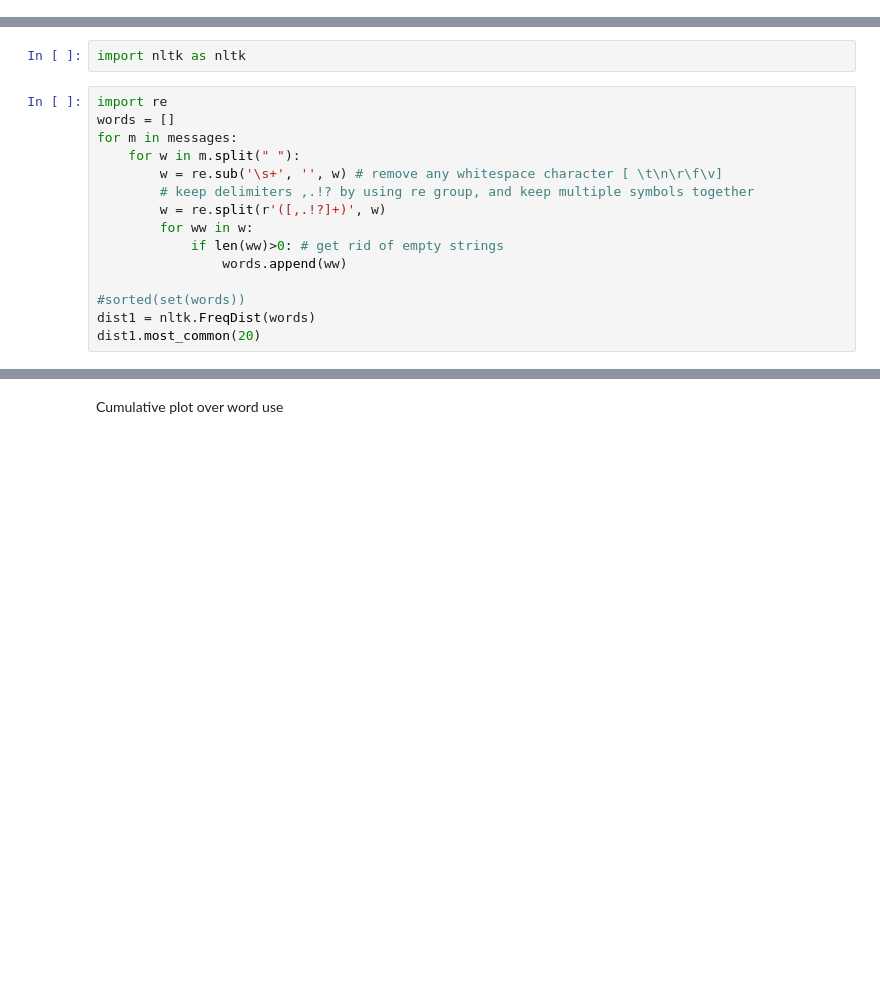
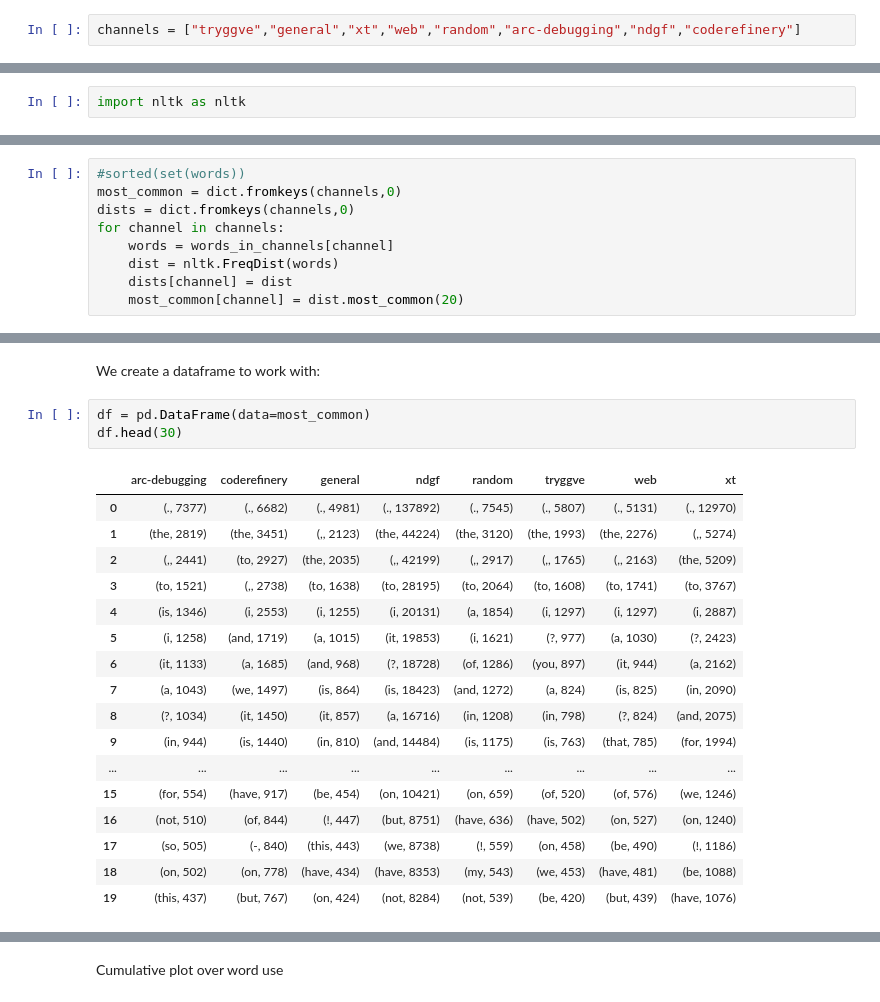
Before and after one commit to coderefinery/ahm18-nlp-slack, a Jupyter notebook: inspect-slacklogs.ipynb, the cells around one changed output, grey strips where cells are left out. Drawn from its saved outputs; the diff is of its cells as text; blank space fills up the shorter version.

```diff
--- a/inspect-slacklogs.ipynb
+++ b/inspect-slacklogs.ipynb
@@ -65,21 +340,8 @@ for m in messages:
+# %%
+channels = ["tryggve","general","xt","web","random","arc-debugging","ndgf","coderefinery"]
 # %% [markdown]
 ### Simple natural language processing
 # %% [markdown]
 Natural language toolkit tests
 # %%
 import nltk as nltk
-# %%
-import re
-words = []
-for m in messages:
-    for w in m.split(" "):
-        w = re.sub('\s+', '', w) # remove any whitespace character [ \t\n\r\f\v]
-        # keep delimiters ,.!? by using re group, and keep multiple symbols together
-        w = re.split(r'([,.!?]+)', w)
-        for ww in w:
-            if len(ww)>0: # get rid of empty strings
-                words.append(ww)
-
-#sorted(set(words))
-dist1 = nltk.FreqDist(words)
-dist1.most_common(20)
@@ -85,0 +352,9 @@ dist1.most_common(20)
+# %%
+#sorted(set(words))
+most_common = dict.fromkeys(channels,0)
+dists = dict.fromkeys(channels,0)
+for channel in channels:
+    words = words_in_channels[channel]
+    dist = nltk.FreqDist(words)
+    dists[channel] = dist
+    most_common[channel] = dist.most_common(20)
@@ -85,0 +375,23 @@ dist1.most_common(20)
+# %% [markdown]
+We create a dataframe to work with:
+# %%
+df = pd.DataFrame(data=most_common)
+df.head(30)
+# %% [output]
+|  | arc-debugging | coderefinery | general | ndgf | random | tryggve | web | xt |
+| 0 | (., 7377) | (., 6682) | (., 4981) | (., 137892) | (., 7545) | (., 5807) | (., 5131) | (., 12970) |
+| 1 | (the, 2819) | (the, 3451) | (,, 2123) | (the, 44224) | (the, 3120) | (the, 1993) | (the, 2276) | (,, 5274) |
+| 2 | (,, 2441) | (to, 2927) | (the, 2035) | (,, 42199) | (,, 2917) | (,, 1765) | (,, 2163) | (the, 5209) |
+| 3 | (to, 1521) | (,, 2738) | (to, 1638) | (to, 28195) | (to, 2064) | (to, 1608) | (to, 1741) | (to, 3767) |
+| 4 | (is, 1346) | (i, 2553) | (i, 1255) | (i, 20131) | (a, 1854) | (i, 1297) | (i, 1297) | (i, 2887) |
+| 5 | (i, 1258) | (and, 1719) | (a, 1015) | (it, 19853) | (i, 1621) | (?, 977) | (a, 1030) | (?, 2423) |
+| 6 | (it, 1133) | (a, 1685) | (and, 968) | (?, 18728) | (of, 1286) | (you, 897) | (it, 944) | (a, 2162) |
+| 7 | (a, 1043) | (we, 1497) | (is, 864) | (is, 18423) | (and, 1272) | (a, 824) | (is, 825) | (in, 2090) |
+| 8 | (?, 1034) | (it, 1450) | (it, 857) | (a, 16716) | (in, 1208) | (in, 798) | (?, 824) | (and, 2075) |
+| 9 | (in, 944) | (is, 1440) | (in, 810) | (and, 14484) | (is, 1175) | (is, 763) | (that, 785) | (for, 1994) |
+| ... | ... | ... | ... | ... | ... | ... | ... | ... |
+| 15 | (for, 554) | (have, 917) | (be, 454) | (on, 10421) | (on, 659) | (of, 520) | (of, 576) | (we, 1246) |
+| 16 | (not, 510) | (of, 844) | (!, 447) | (but, 8751) | (have, 636) | (have, 502) | (on, 527) | (on, 1240) |
+| 17 | (so, 505) | (-, 840) | (this, 443) | (we, 8738) | (!, 559) | (on, 458) | (be, 490) | (!, 1186) |
+| 18 | (on, 502) | (on, 778) | (have, 434) | (have, 8353) | (my, 543) | (we, 453) | (have, 481) | (be, 1088) |
+| 19 | (this, 437) | (but, 767) | (on, 424) | (not, 8284) | (not, 539) | (be, 420) | (but, 439) | (have, 1076) |
```
Also changed, not shown: parts of 48 cells of this notebook.
